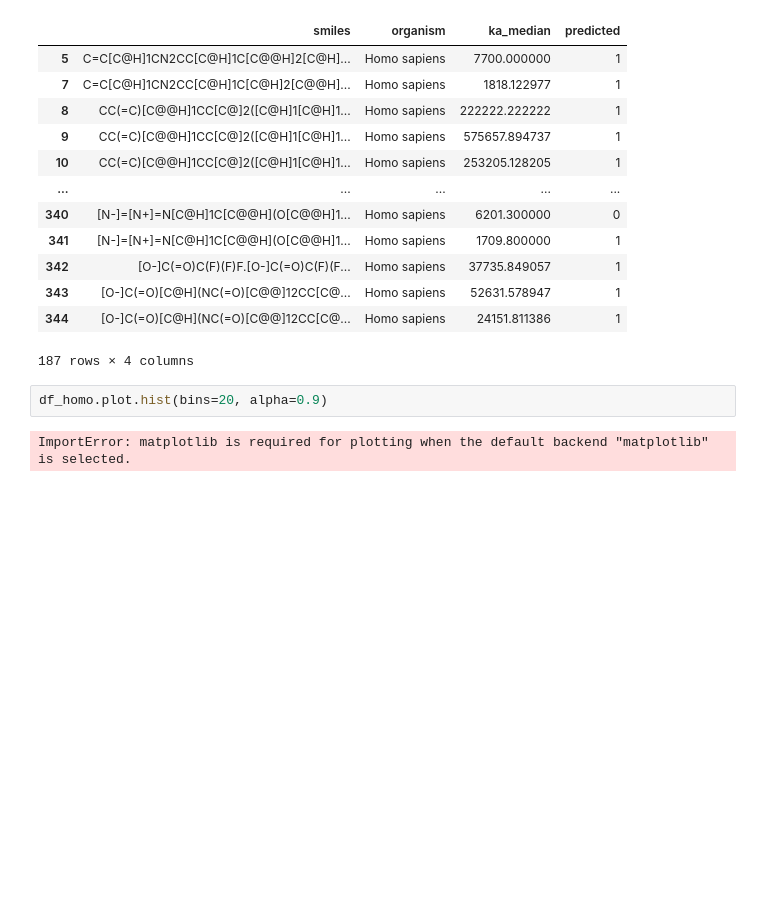
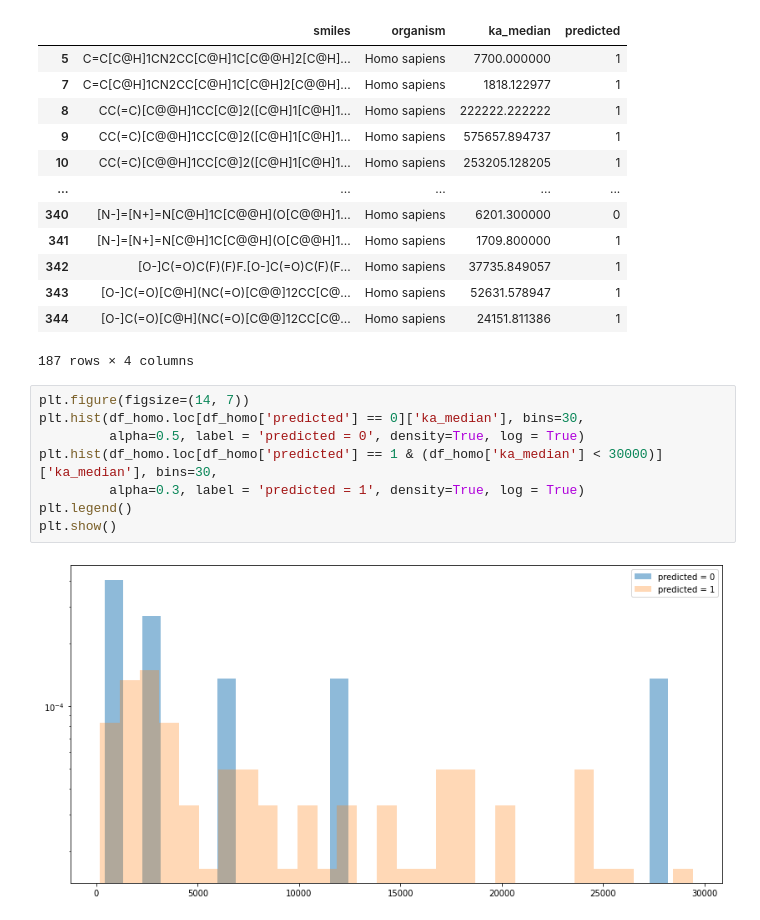
Before and after one commit to VEK239/albuminSitePrediction, a Jupyter notebook: notebooks/custom_test_data_mean_ka.ipynb, the cells around one changed output. Cells and saved outputs as stored; diff of their text form; blank space fills up the shorter version.

Commit message:
plots for ka_median

```diff
--- a/notebooks/custom_test_data_mean_ka.ipynb
+++ b/notebooks/custom_test_data_mean_ka.ipynb
@@ -151,7 +152,13 @@ df_homo
 | 343 | [O-]C(=O)[C@H](NC(=O)[C@@]12CC[C@... | Homo sapiens | 52631.578947 | 1 |
 | 344 | [O-]C(=O)[C@H](NC(=O)[C@@]12CC[C@... | Homo sapiens | 24151.811386 | 1 |
 187 rows × 4 columns
-# %%
-df_homo.plot.hist(bins=20, alpha=0.9)
-# %% [output]
-ImportError: matplotlib is required for plotting when the default backend "matplotlib" is selected.
+# %%
+plt.figure(figsize=(14, 7))
+plt.hist(df_homo.loc[df_homo['predicted'] == 0]['ka_median'], bins=30,
+         alpha=0.5, label = 'predicted = 0', density=True, log = True)
+plt.hist(df_homo.loc[df_homo['predicted'] == 1 & (df_homo['ka_median'] < 30000)]['ka_median'], bins=30,
+         alpha=0.3, label = 'predicted = 1', density=True, log = True)
+plt.legend()
+plt.show()
+# %% [output]
+[figure, added]
```
Also changed, not shown: parts of 1 cell of this notebook.
